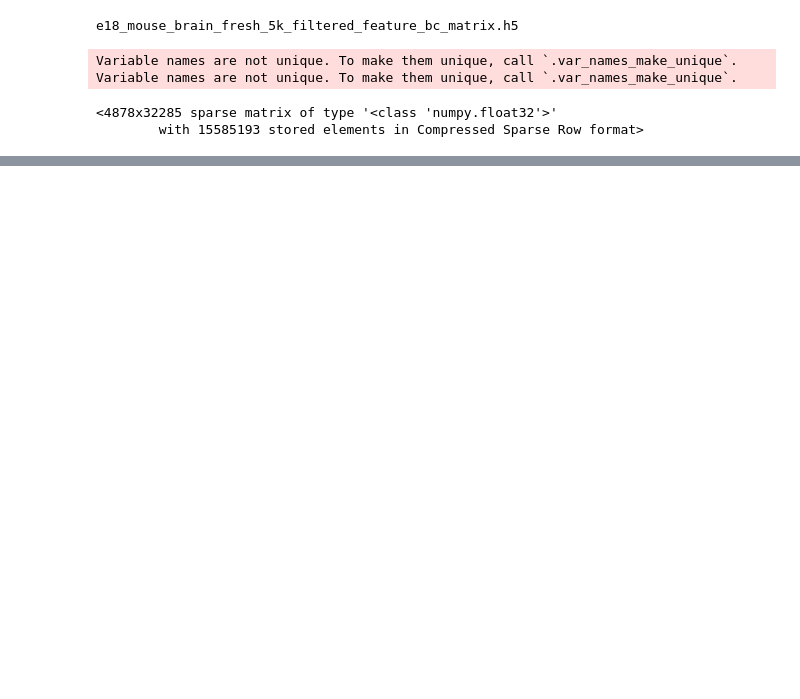
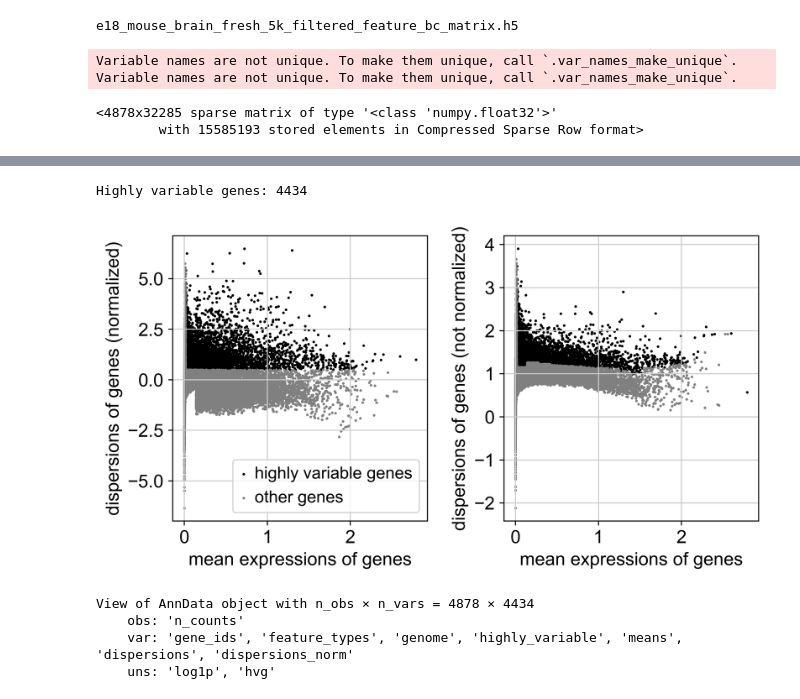
Before and after one commit to RenhaoL/HST508_Fall2022_final_project, a Jupyter notebook: codes/20221115_exploratory_analysis.ipynb, the cells around one changed output, grey strips where cells are left out. Saved outputs shown, nothing was run; the diff lists cells and outputs as text; code cells hidden in the pictures; blank space fills up the shorter version.

```diff
--- a/codes/20221115_exploratory_analysis.ipynb
+++ b/codes/20221115_exploratory_analysis.ipynb
@@ -30,3 +30,8 @@ Variable names are not unique. To make them unique, call `.var_names_make_unique
 Variable names are not unique. To make them unique, call `.var_names_make_unique`.
 <4878x32285 sparse matrix of type '<class 'numpy.float32'>'
         with 15585193 stored elements in Compressed Sparse Row format>
+# %%
+# sc.set_figure_params(dpi=100, color_map = 'viridis_r')
+sc.set_figure_params(dpi=200, dpi_save=300, color_map = 'viridis_r', vector_friendly=True, format = "tiff")
+sc.settings.verbosity = 1
+sc.logging.print_header()
@@ -32,0 +40,12 @@ Variable names are not unique. To make them unique, call `.var_names_make_unique
+# %%
+# normalize to depth 10 000
+sc.pp.normalize_per_cell(adata1, counts_per_cell_after=1e4)
+
+# logaritmize
+sc.pp.log1p(adata1)
+
+
+# store normalized counts in the raw slot,
+# we will subset adata.X for variable genes, but want to keep all genes matrix as well.
+adata1.raw = adata1
+adata1
@@ -32,0 +60,20 @@ Variable names are not unique. To make them unique, call `.var_names_make_unique
+# %%
+# compute variable genes
+sc.pp.highly_variable_genes(adata1, min_mean=0.0125, max_mean=3, min_disp=0.5)
+print("Highly variable genes: %d"%sum(adata1.var.highly_variable))
+
+#plot variable genes
+sc.pl.highly_variable_genes(adata1)
+
+# subset for variable genes in the dataset
+adata1_highly_variable = adata1[:, adata1.var['highly_variable']]
+# %% [output]
+Highly variable genes: 4434
+[figure, added]
+# %%
+adata1_highly_variable
+# %% [output]
+View of AnnData object with n_obs × n_vars = 4878 × 4434
+    obs: 'n_counts'
+    var: 'gene_ids', 'feature_types', 'genome', 'highly_variable', 'means', 'dispersions', 'dispersions_norm'
+    uns: 'log1p', 'hvg'
```
Also changed, not shown: parts of 8 cells of this notebook.
